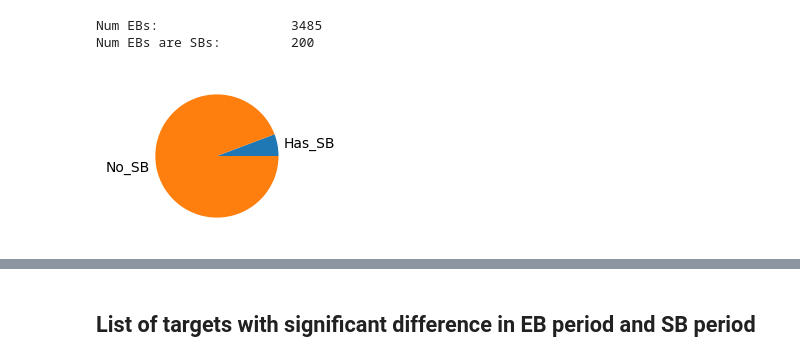
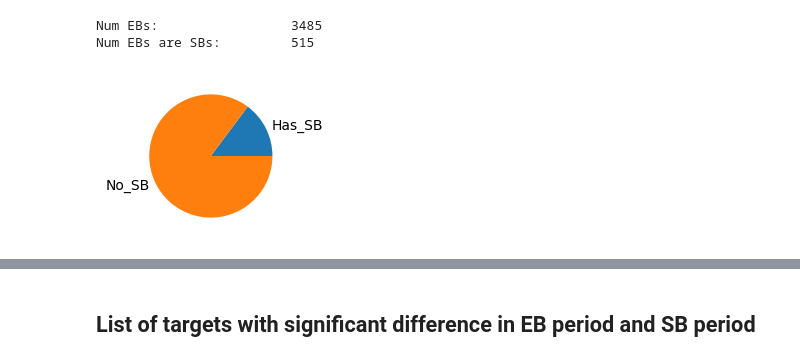
Before and after one commit to orionlee/PH_TESS_I_LightCurveViewer, a Jupyter notebook: eb_with_diff_sb_period/Dashboard_EB_with_SB.ipynb, the cells around one changed output, grey strips where cells are left out. Saved outputs shown, nothing was run; the diff lists cells and outputs as text; code cells hidden in the pictures.

```diff
--- a/eb_with_diff_sb_period/Dashboard_EB_with_SB.ipynb
+++ b/eb_with_diff_sb_period/Dashboard_EB_with_SB.ipynb
@@ -1,32 +1,32 @@
 # %%
 import numpy as np
 import pandas as pd
 import  matplotlib.pyplot as plt
+from IPython.display import display, HTML
 
 df = pd.read_csv("pht_vsx_eb_with_sb.csv", dtype={
     "GAIA_Source": "uint64",  # ensure it's large enough
     "NSS_Flags": "Int64",  # make it nullable int
     })
-df = df[pd.notna(df["VSX_Period"])]  # compensate a bug that some rows has no period in VSX
 df["Period_Ratio_EB_SB"] = df["VSX_Period"] / df["NSS_Per"]
 df["Period_Delta_EB_SB"] = np.abs(df["VSX_Period"] - df["NSS_Per"])
 
 df["Has_SB"] = pd.notna(df["NSS_Per"])
 
 df_m1 = df[df["Has_SB"]]  # those with SBs
 
 
 print("Num EBs:\t\t", len(df))
 print("Num EBs are SBs:\t", len(df_m1))
 
 ax = plt.figure(figsize=(2, 2)).gca()
 ax.pie(
     [ len(df_m1), len(df) - len(df_m1), ],
     labels=["Has_SB", "No_SB"],
     );
 # %% [output]
 Num EBs:                 3485
-Num EBs are SBs:         200
+Num EBs are SBs:         515
-[figure, old version]
+[figure, new version]
 # %%
 ax = df_m1["Period_Ratio_EB_SB"].hist(bins=100)
```
Also changed, not shown: parts of 4 cells of this notebook, 7 other files.
